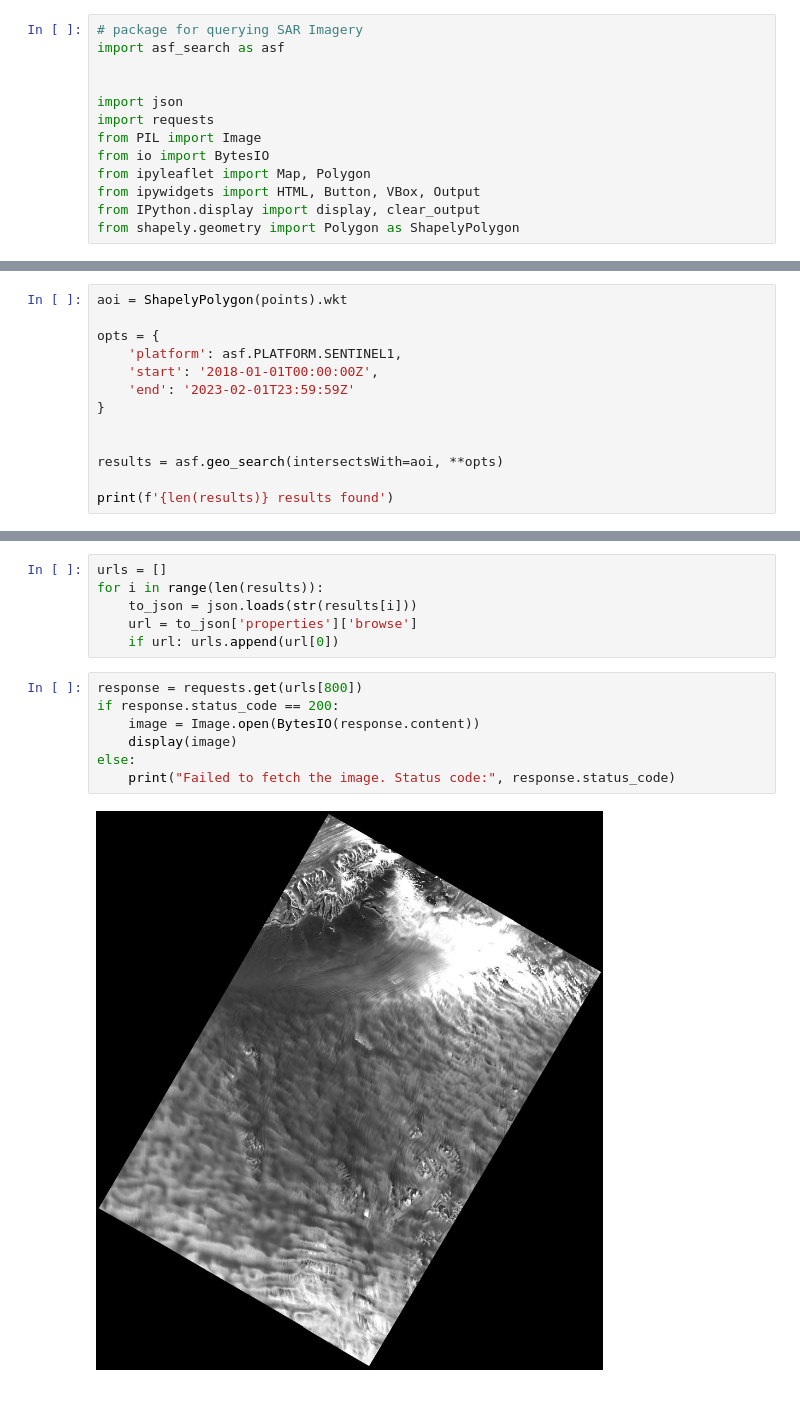
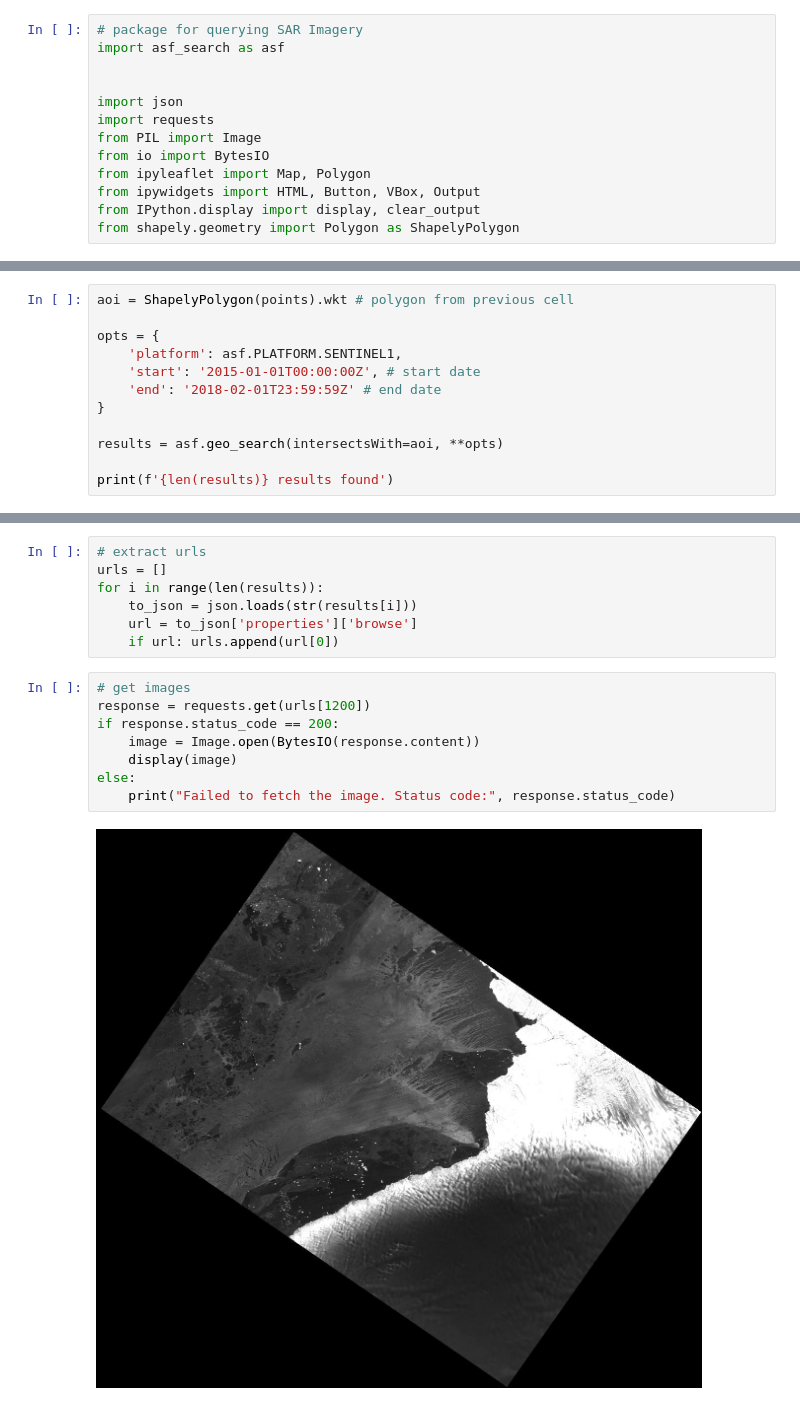
Before and after one commit to vidithbalasa/mapping_glacial_degredation, a Jupyter notebook: sar_scrape.ipynb, the cells around one changed output, grey strips where cells are left out. Cells and saved outputs as stored; diff of their text form.

```diff
--- a/sar_scrape.ipynb
+++ b/sar_scrape.ipynb
@@ -58,12 +65,11 @@ POLYGON ((-61.77312286453146 -90.35156250000001, -62.43107423292092 43.593750000
 # %%
-aoi = ShapelyPolygon(points).wkt
+aoi = ShapelyPolygon(points).wkt # polygon from previous cell
 
 opts = {
     'platform': asf.PLATFORM.SENTINEL1,
-    'start': '2018-01-01T00:00:00Z',
-    'end': '2023-02-01T23:59:59Z'
+    'start': '2015-01-01T00:00:00Z', # start date
+    'end': '2018-02-01T23:59:59Z' # end date
 }
-
 
 results = asf.geo_search(intersectsWith=aoi, **opts)
 
@@ -86,15 +79,17 @@ Search Options: {
 # %%
+# extract urls
 urls = []
 for i in range(len(results)):
     to_json = json.loads(str(results[i]))
     url = to_json['properties']['browse']
     if url: urls.append(url[0])
 # %%
-response = requests.get(urls[800])
+# get images
+response = requests.get(urls[1200])
 if response.status_code == 200:
     image = Image.open(BytesIO(response.content))
     display(image)
 else:
     print("Failed to fetch the image. Status code:", response.status_code)
 # %% [output]
-[figure, old version]
+[figure, new version]
```
Also changed, not shown: parts of 3 cells of this notebook.
